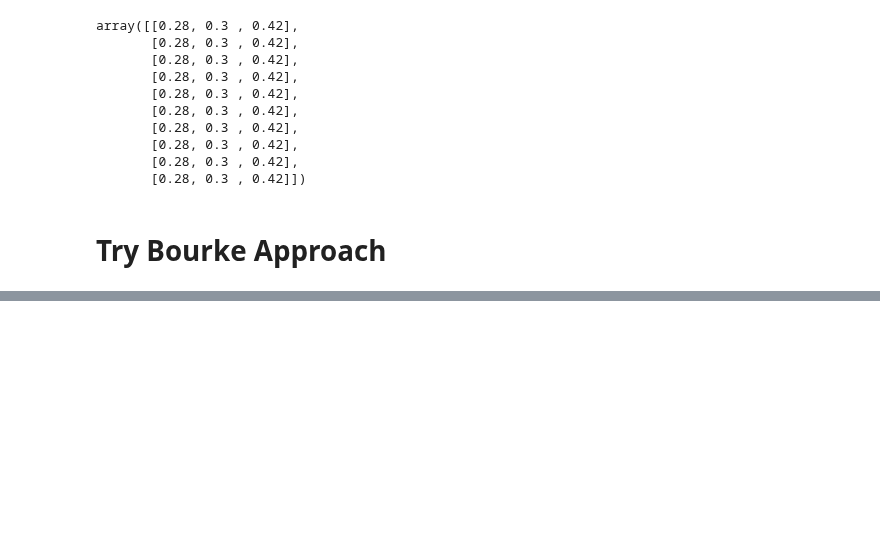
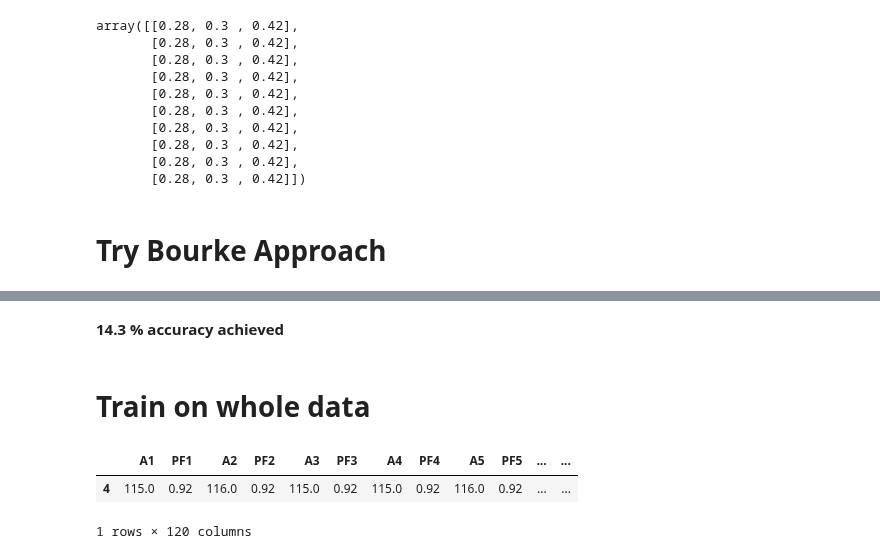
Before and after one commit to caxefaizan/S3_bucket_manipulation, a Jupyter notebook: Minion_ML_Model.ipynb, the cells around one changed output, grey strips where cells are left out. Drawn from its saved outputs; the diff is of its cells as text; code cells hidden in the pictures; blank space fills up the shorter version.

```diff
--- a/Minion_ML_Model.ipynb
+++ b/Minion_ML_Model.ipynb
@@ -663,0 +758,11 @@ main_df
+# %% [markdown]
+**14.3 % accuracy achieved**
+# %% [markdown]
+# Train on whole data
+# %%
+live_df = live_df.drop(5)
+live_df
+# %% [output]
+|  | A1 | PF1 | A2 | PF2 | A3 | PF3 | A4 | PF4 | A5 | PF5 | ... | ... |
+| 4 | 115.0 | 0.92 | 116.0 | 0.92 | 115.0 | 0.92 | 115.0 | 0.92 | 116.0 | 0.92 | ... | ... |
+1 rows × 120 columns
```
Also changed, not shown: parts of 22 cells of this notebook.
